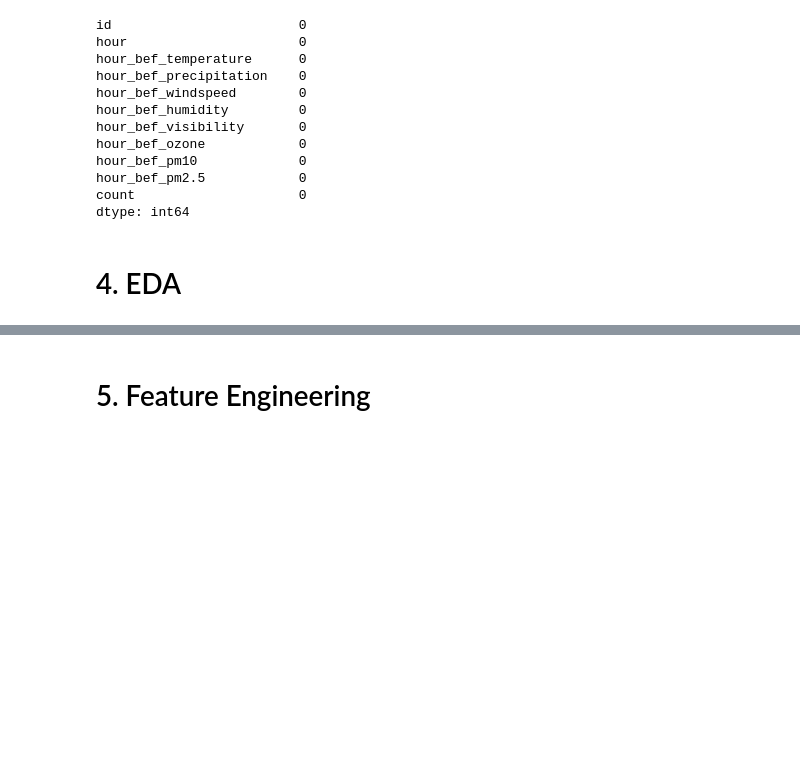
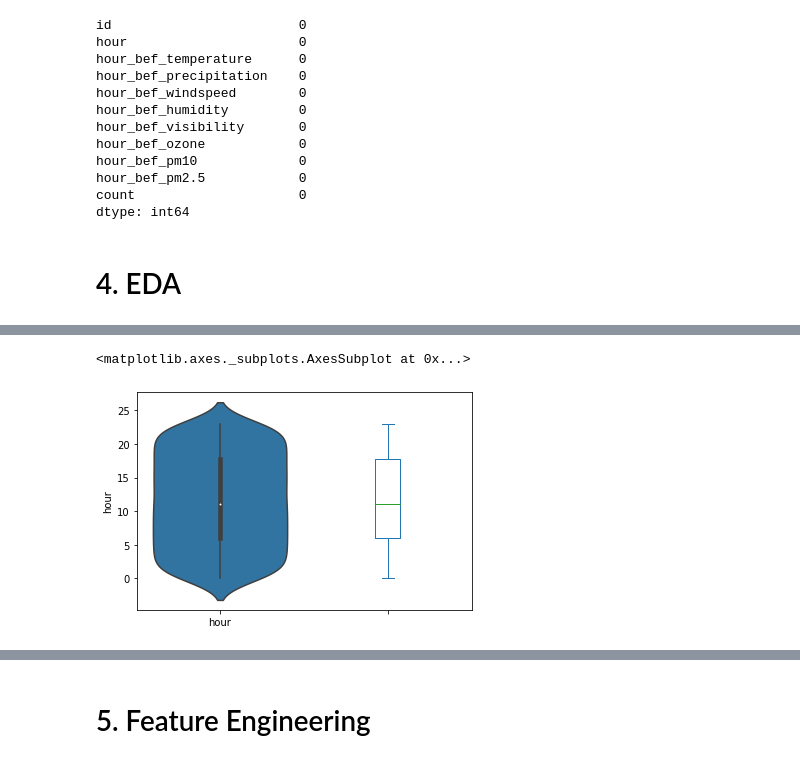
Before and after one commit to hyunku/Teach-Data-Analysis-Basic, a Jupyter notebook: BikePredict.ipynb, the cells around one changed output, grey strips where cells are left out. Cells and saved outputs as stored; diff of their text form; code cells hidden in the pictures; blank space fills up the shorter version.

```diff
--- a/BikePredict.ipynb
+++ b/BikePredict.ipynb
@@ -238,0 +269,7 @@ dtype: int64
+# %%
+# 연속형 변수 조사 - 박스플롯, 바이올린플롯 -> 이상치 탐지 목적 -> hour속성에 이상치는 딱히 탐지되지않음.
+sns.violinplot(y=train['hour'])
+train['hour'].plot(kind='box')
+# %% [output]
+<matplotlib.axes._subplots.AxesSubplot at 0x...>
+[figure, added]
```
Also changed, not shown: parts of 7 cells of this notebook.
